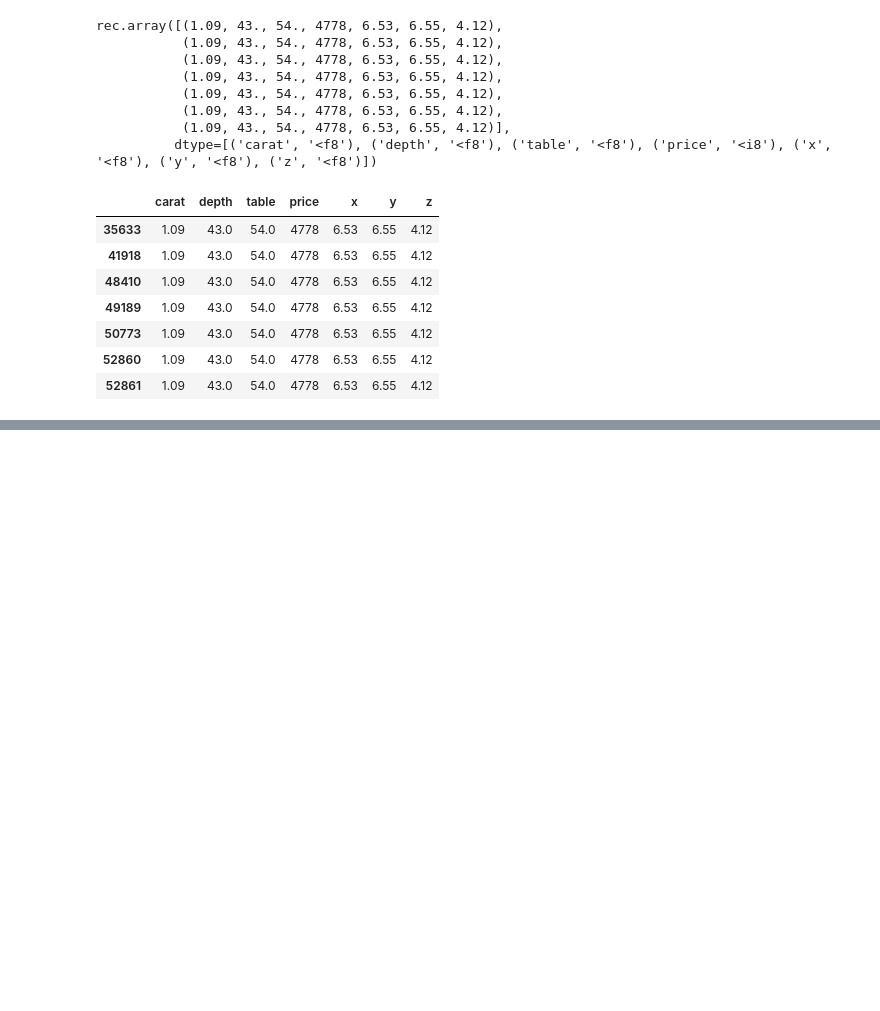
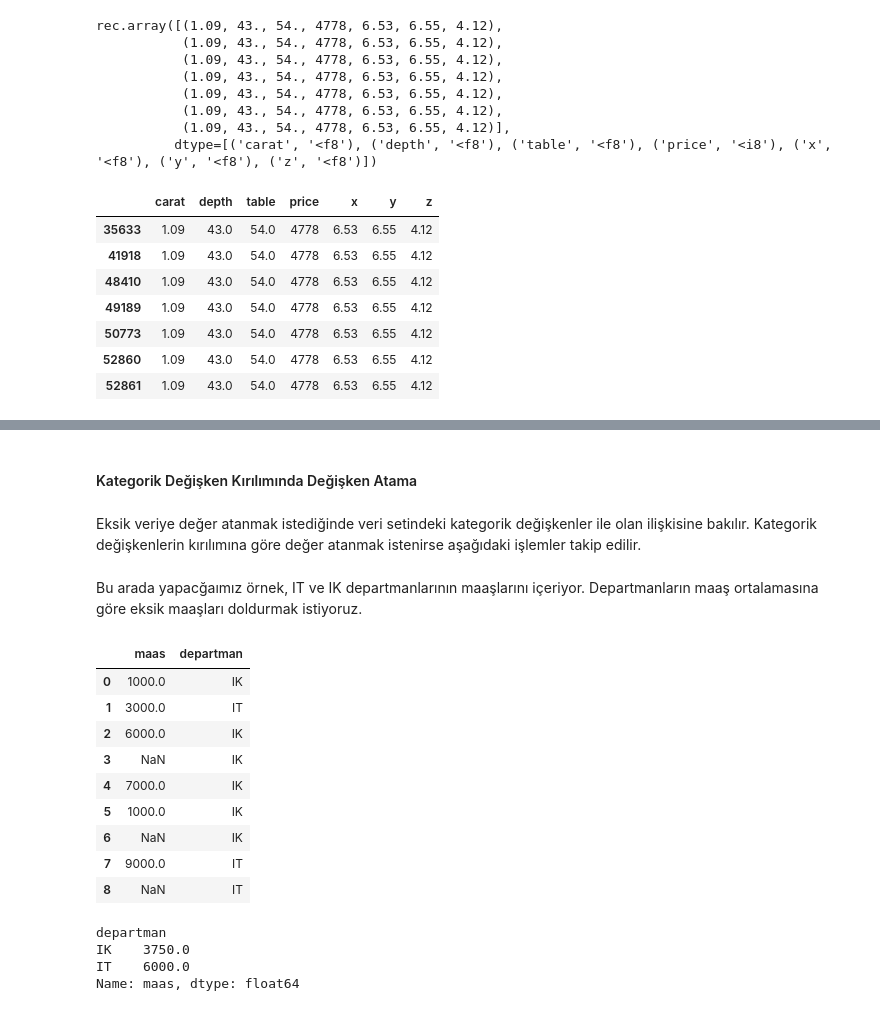
Before and after one commit to eabalta/data_science_notes, a Jupyter notebook: 5 - Veri On Isleme.ipynb, the cells around one changed output, grey strips where cells are left out. Cells and saved outputs as stored; diff of their text form; code cells hidden in the pictures; blank space fills up the shorter version.

```diff
--- a/5 - Veri On Isleme.ipynb
+++ b/5 - Veri On Isleme.ipynb
@@ -362,0 +471,33 @@ df[df_scores < esik_deger]
+# %% [markdown]
+#### Kategorik Değişken Kırılımında Değişken Atama
+# %% [markdown]
+Eksik veriye değer atanmak istediğinde veri setindeki kategorik değişkenler ile olan ilişkisine bakılır. Kategorik değişkenlerin kırılımına göre değer atanmak istenirse aşağıdaki işlemler takip edilir.
+# %% [markdown]
+Bu arada yapacğaımız örnek, IT ve IK departmanlarının maaşlarını içeriyor. Departmanların maaş ortalamasına göre eksik maaşları doldurmak istiyoruz.
+# %%
+import numpy as np
+import pandas as pd
+maas = np.array([1000,3000,6000,np.NaN,7000,1000,np.NaN,9000,np.NaN])
+departman = np.array(["IK","IT","IK","IK","IK","IK","IK","IT","IT",])
+df = pd.DataFrame(
+{"maas":maas ,
+"departman": departman})
+df
+# %% [output]
+|  | maas | departman |
+| 0 | 1000.0 | IK |
+| 1 | 3000.0 | IT |
+| 2 | 6000.0 | IK |
+| 3 | NaN | IK |
+| 4 | 7000.0 | IK |
+| 5 | 1000.0 | IK |
+| 6 | NaN | IK |
+| 7 | 9000.0 | IT |
+| 8 | NaN | IT |
+# %%
+df.groupby("departman")["maas"].mean()
+# %% [output]
+departman
+IK    3750.0
+IT    6000.0
+Name: maas, dtype: float64
```
Also changed, not shown: parts of 31 cells of this notebook.
